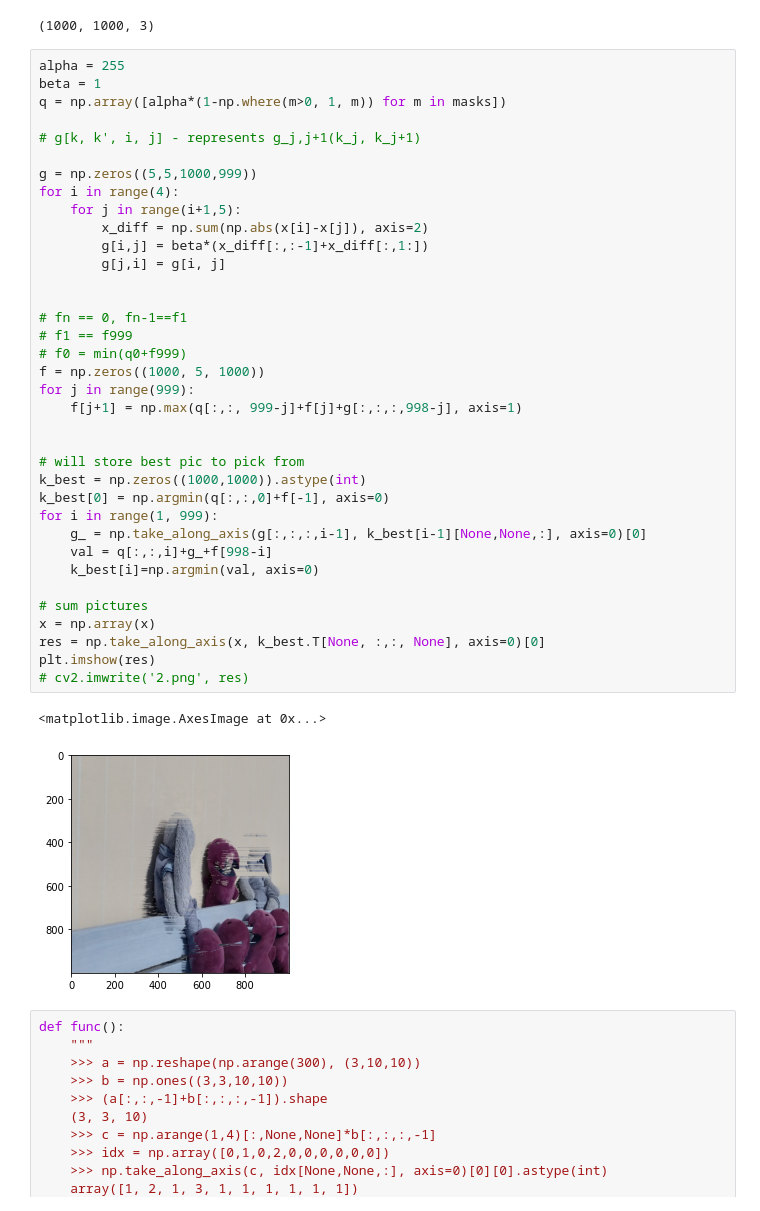
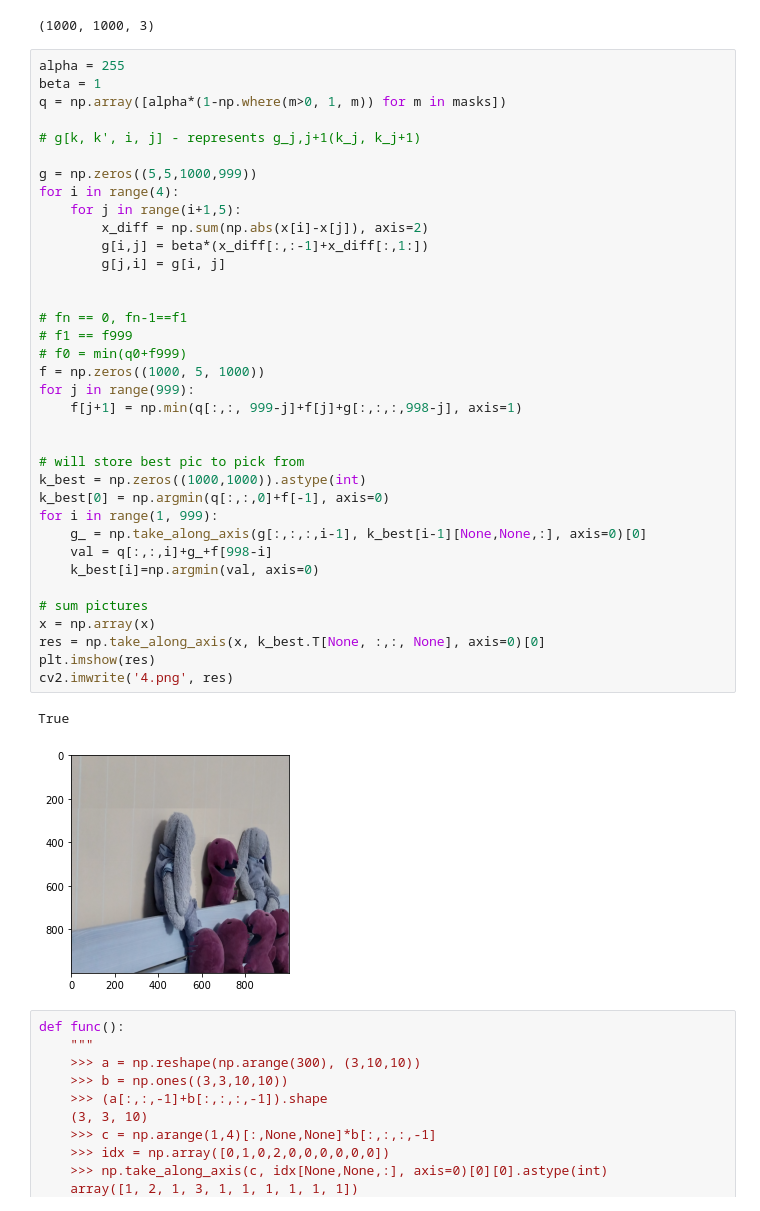
Before and after one commit to DarChuh/rokzlabs, a Jupyter notebook: lab4/lab.ipynb, the cells around one changed output. Drawn from its saved outputs; the diff is of its cells as text.

```diff
--- a/lab4/lab.ipynb
+++ b/lab4/lab.ipynb
@@ -36,37 +36,37 @@ q = np.array([alpha*(1-np.where(m>0, 1, m)) for m in masks])
 # g[k, k', i, j] - represents g_j,j+1(k_j, k_j+1)
 
 g = np.zeros((5,5,1000,999))
 for i in range(4):
     for j in range(i+1,5):
         x_diff = np.sum(np.abs(x[i]-x[j]), axis=2)
         g[i,j] = beta*(x_diff[:,:-1]+x_diff[:,1:])
         g[j,i] = g[i, j]
 
 
 # fn == 0, fn-1==f1
 # f1 == f999
 # f0 = min(q0+f999)
 f = np.zeros((1000, 5, 1000))
 for j in range(999):
-    f[j+1] = np.max(q[:,:, 999-j]+f[j]+g[:,:,:,998-j], axis=1)
+    f[j+1] = np.min(q[:,:, 999-j]+f[j]+g[:,:,:,998-j], axis=1)
 
 
 # will store best pic to pick from
 k_best = np.zeros((1000,1000)).astype(int)
 k_best[0] = np.argmin(q[:,:,0]+f[-1], axis=0)
 for i in range(1, 999):
     g_ = np.take_along_axis(g[:,:,:,i-1], k_best[i-1][None,None,:], axis=0)[0]
     val = q[:,:,i]+g_+f[998-i]
     k_best[i]=np.argmin(val, axis=0)
 
 # sum pictures
 x = np.array(x)
 res = np.take_along_axis(x, k_best.T[None, :,:, None], axis=0)[0]
 plt.imshow(res)
-# cv2.imwrite('2.png', res)
+cv2.imwrite('4.png', res)
 # %% [output]
-<matplotlib.image.AxesImage at 0x...>
+True
-[figure, old version]
+[figure, new version]
 # %%
 def func():
     """
```
Also changed, not shown: 1 other file.
